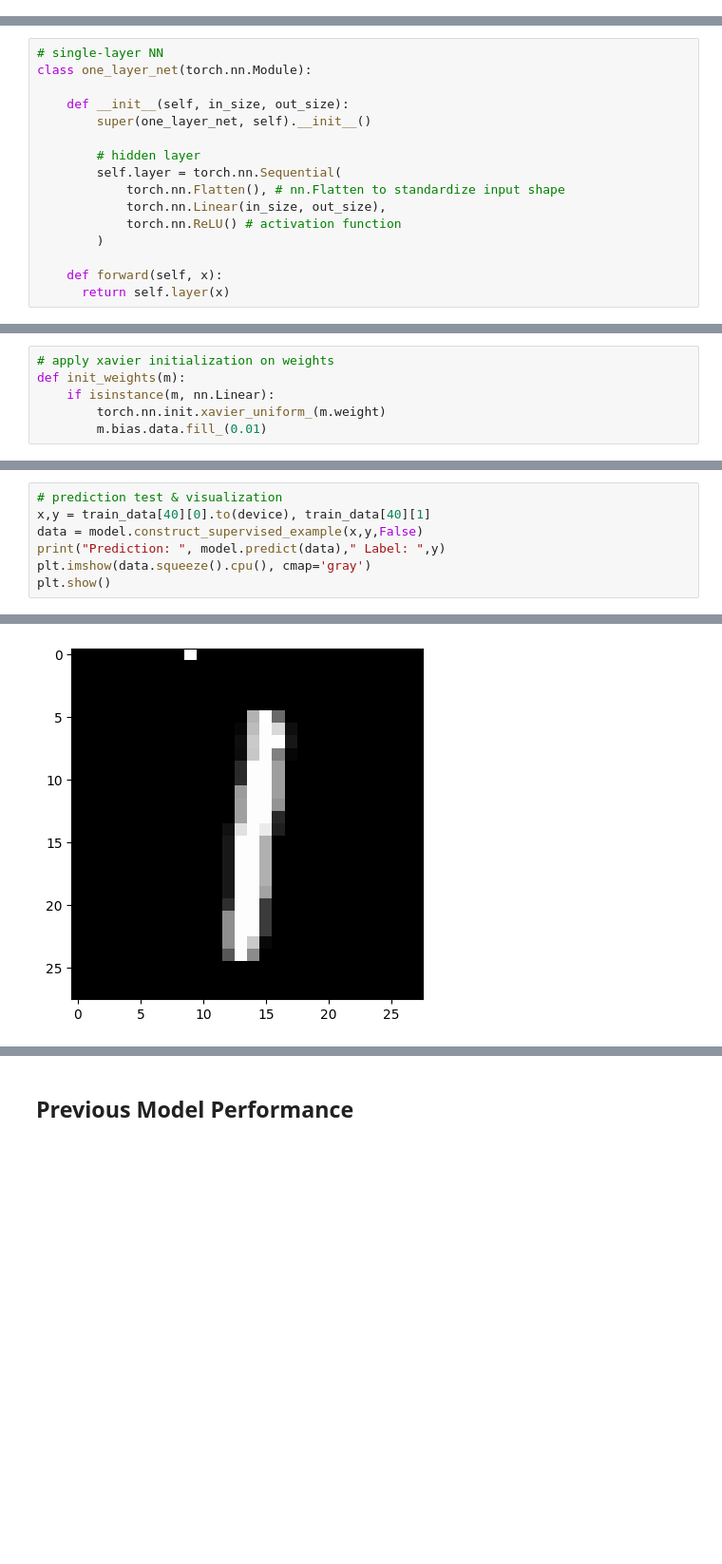
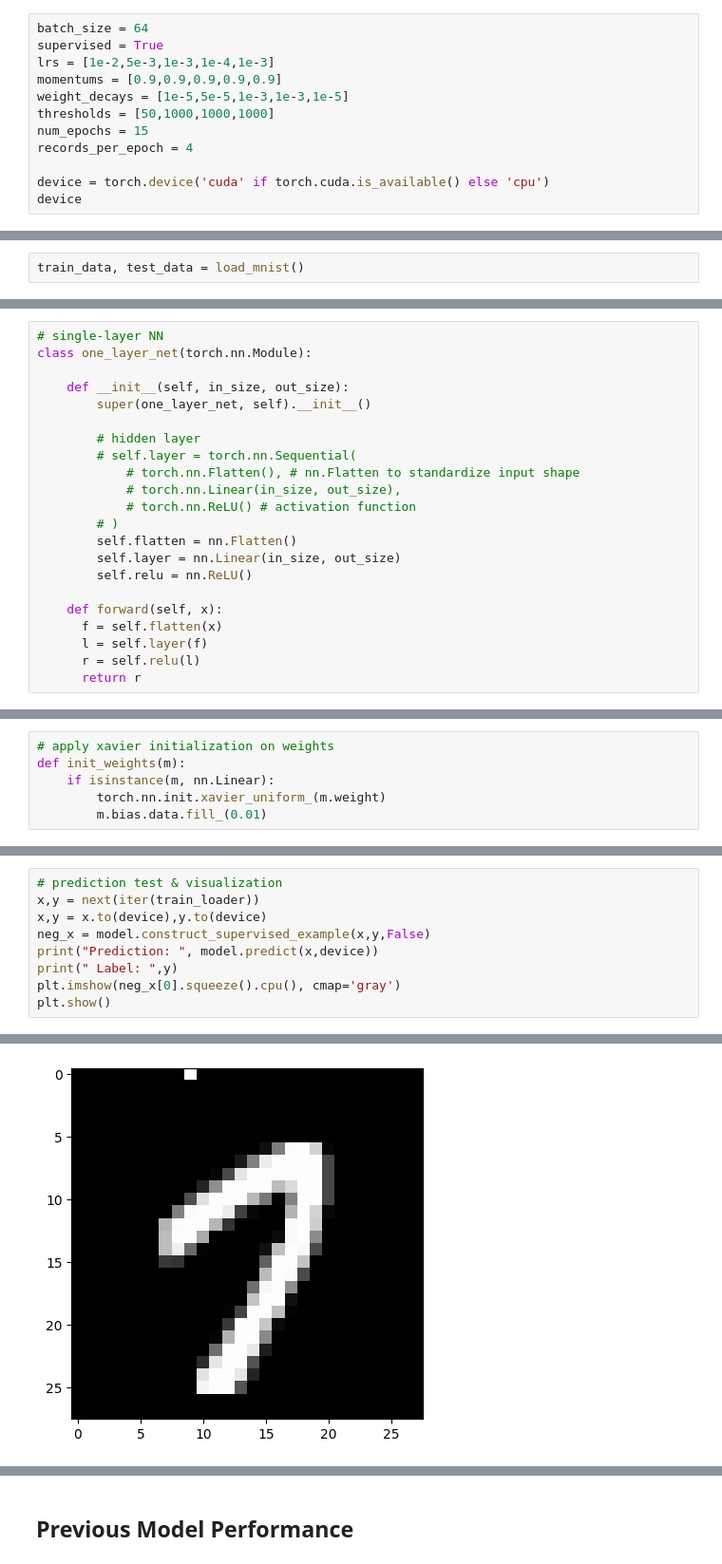
Before and after one commit to zw2700/forward_forward, a Jupyter notebook: forward_forward_frank.ipynb, the cells around one changed output, grey strips where cells are left out. Shown at 95% size. Drawn from its saved outputs; the diff is of its cells as text; blank space fills up the shorter version.

Commit message:
added hyperparameter tuning, model restructure, needs debug

```diff
--- a/forward_forward_frank.ipynb
+++ b/forward_forward_frank.ipynb
@@ -15,0 +43,12 @@ device(type='cpu')
+# %%
+batch_size = 64
+supervised = True
+lrs = [1e-2,5e-3,1e-3,1e-4,1e-3]
+momentums = [0.9,0.9,0.9,0.9,0.9]
+weight_decays = [1e-5,5e-5,1e-3,1e-3,1e-5]
+thresholds = [50,1000,1000,1000]
+num_epochs = 15
+records_per_epoch = 4
+
+device = torch.device('cuda' if torch.cuda.is_available() else 'cpu')
+device
@@ -43,0 +73,2 @@ Extracting ./data/MNIST/raw/t10k-labels-idx1-ubyte.gz to ./data/MNIST/raw
+# %%
+train_data, test_data = load_mnist()
@@ -97,13 +142,19 @@ class one_layer_net(torch.nn.Module):
         super(one_layer_net, self).__init__()
 
         # hidden layer
-        self.layer = torch.nn.Sequential(
-            torch.nn.Flatten(), # nn.Flatten to standardize input shape
-            torch.nn.Linear(in_size, out_size),
-            torch.nn.ReLU() # activation function
-        )
+        # self.layer = torch.nn.Sequential(
+            # torch.nn.Flatten(), # nn.Flatten to standardize input shape
+            # torch.nn.Linear(in_size, out_size),
+            # torch.nn.ReLU() # activation function
+        # )
+        self.flatten = nn.Flatten()
+        self.layer = nn.Linear(in_size, out_size)
+        self.relu = nn.ReLU()
 
     def forward(self, x):
-      return self.layer(x)
+      f = self.flatten(x)
+      l = self.layer(f)
+      r = self.relu(l)
+      return r
 # %%
 # full network
@@ -342,8 +920,10 @@ tensor([-0.0196,  0.0037, -0.0153,  0.0152,  0.0039,  0.0120, -0.0058, -0.0118,
 # %%
 # prediction test & visualization
-x,y = train_data[40][0].to(device), train_data[40][1]
-data = model.construct_supervised_example(x,y,False)
-print("Prediction: ", model.predict(data)," Label: ",y)
-plt.imshow(data.squeeze().cpu(), cmap='gray')
+x,y = next(iter(train_loader))
+x,y = x.to(device),y.to(device)
+neg_x = model.construct_supervised_example(x,y,False)
+print("Prediction: ", model.predict(x,device))
+print(" Label: ",y)
+plt.imshow(neg_x[0].squeeze().cpu(), cmap='gray')
 plt.show()
 # %% [output]
@@ -351 +936 @@ Prediction:  8  Label:  1
-[figure, old version]
+[figure, new version]
```
Also changed, not shown: parts of 28 cells of this notebook.
